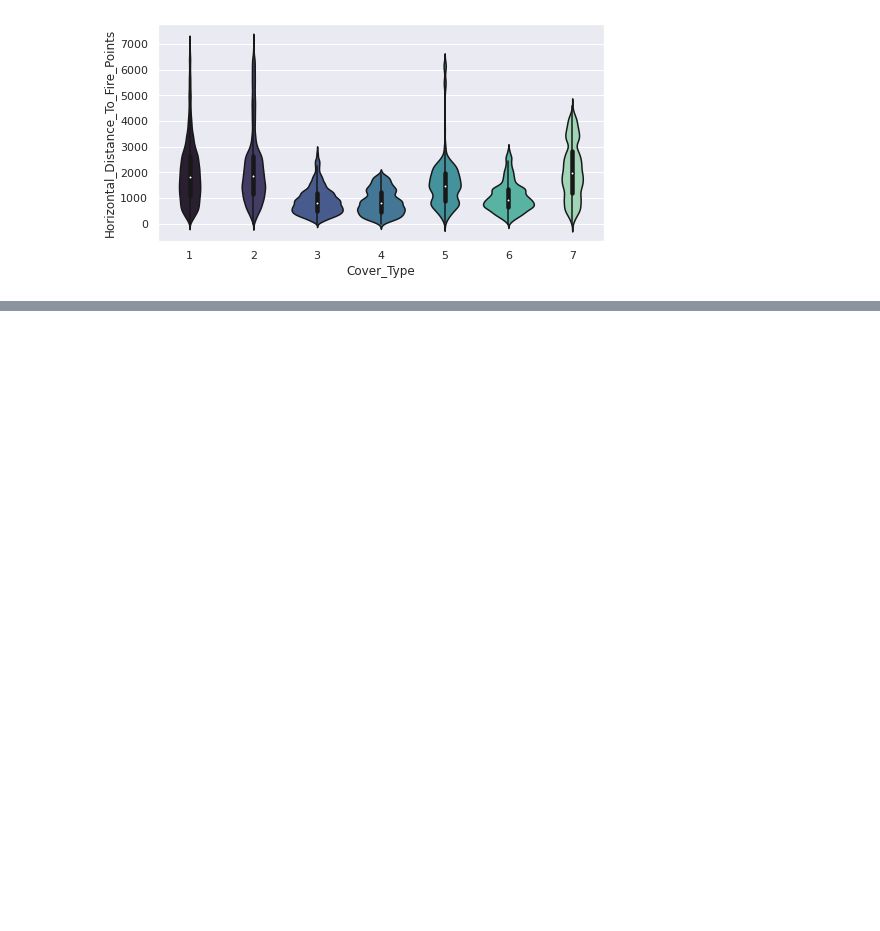
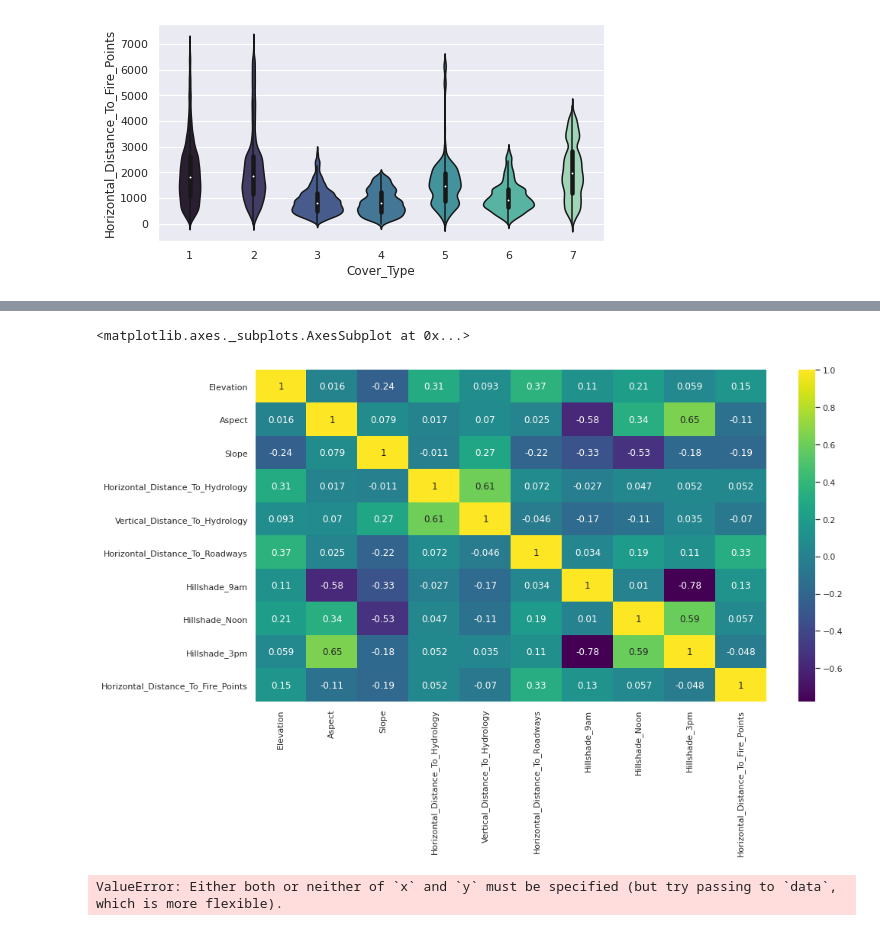
Before and after one commit to patakib/forest-cover-analysis, a Jupyter notebook: forest-cover.ipynb, the cells around one changed output, grey strips where cells are left out. Saved outputs shown, nothing was run; the diff lists cells and outputs as text; code cells hidden in the pictures; blank space fills up the shorter version.

Commit message:
working on visualization

```diff
--- a/forest-cover.ipynb
+++ b/forest-cover.ipynb
@@ -264,0 +278,11 @@ plt.show()
+# %%
+plt.figure(figsize=(15,8))
+sb.heatmap(cont_df.corr(),cmap='viridis',annot=True)
+# %% [output]
+<matplotlib.axes._subplots.AxesSubplot at 0x...>
+[figure, added]
+# %%
+g = sb.PairGrid(cont_df)
+g.map(sb.scatterplot, color="green")
+# %% [output]
+ValueError: Either both or neither of `x` and `y` must be specified (but try passing to `data`, which is more flexible).
```
Also changed, not shown: parts of 3 cells of this notebook.
